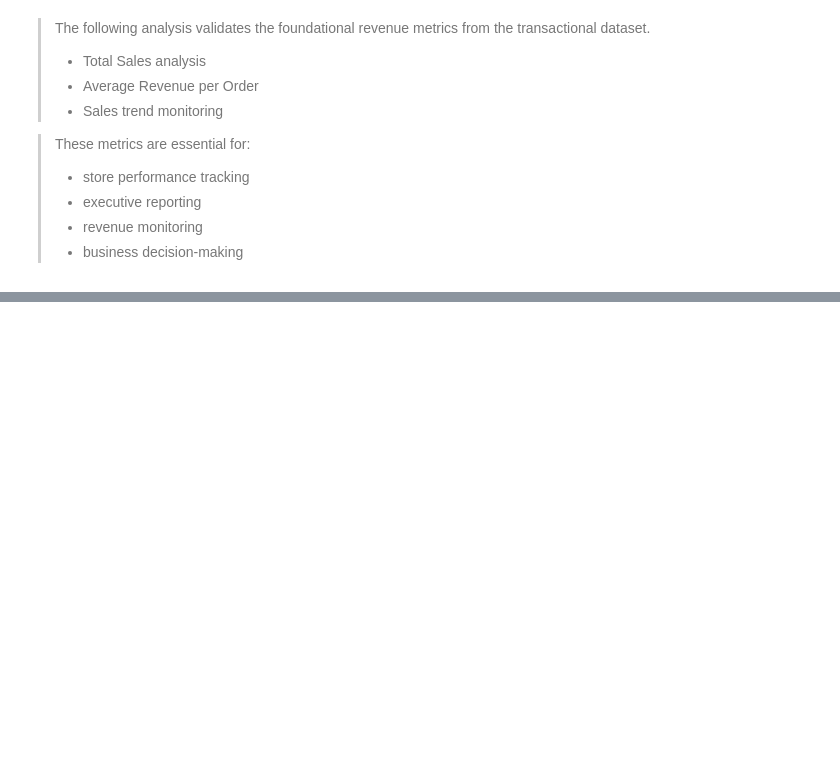
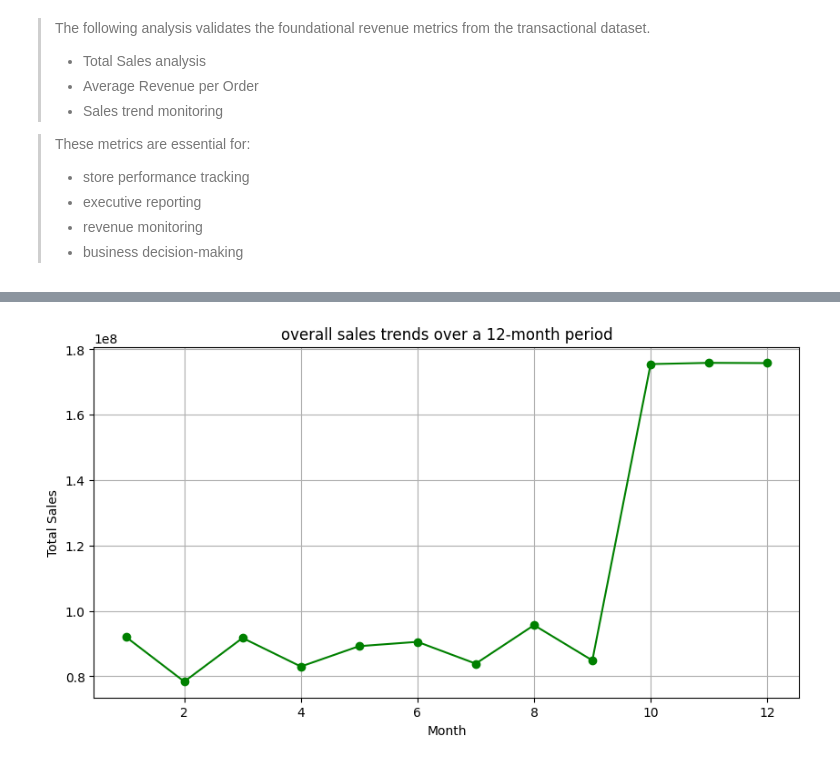
Before and after one commit to utkarshdhangar5/retail-sales-inventory-analytics, a Jupyter notebook: notebooks/ExploratoryDataAnalysis.ipynb, the cells around one changed output, grey strips where cells are left out. Cells and saved outputs as stored; diff of their text form; code cells hidden in the pictures; blank space fills up the shorter version.

Commit message:
eda: completed sales trend analysis and merged product dimension for category insights

```diff
--- a/notebooks/ExploratoryDataAnalysis.ipynb
+++ b/notebooks/ExploratoryDataAnalysis.ipynb
@@ -412,0 +415,8 @@ Average Revenue per Order: 65,827.32
+# %%
+monthly_sales = fact_orders.groupby(
+    fact_orders['order_date'].dt.month
+)['sales_amount'].sum().sort_index()
+
+monthly_sales = monthly_sales.round(2)
+
+monthly_sales.apply(lambda x: f"{x:,.2f}")
@@ -412,0 +446,19 @@ Average Revenue per Order: 65,827.32
+# %%
+import matplotlib.pyplot as plt
+
+monthly_sales.plot(
+    kind='line',
+    marker='o',
+    figsize=(10,5),
+    color='green'
+)
+
+plt.title('overall sales trends over a 12-month period')
+plt.xlabel('Month')
+plt.ylabel('Total Sales')
+
+plt.grid(True)
+
+plt.show()
+# %% [output]
+[figure, added]
```
Also changed, not shown: parts of 6 cells of this notebook.
